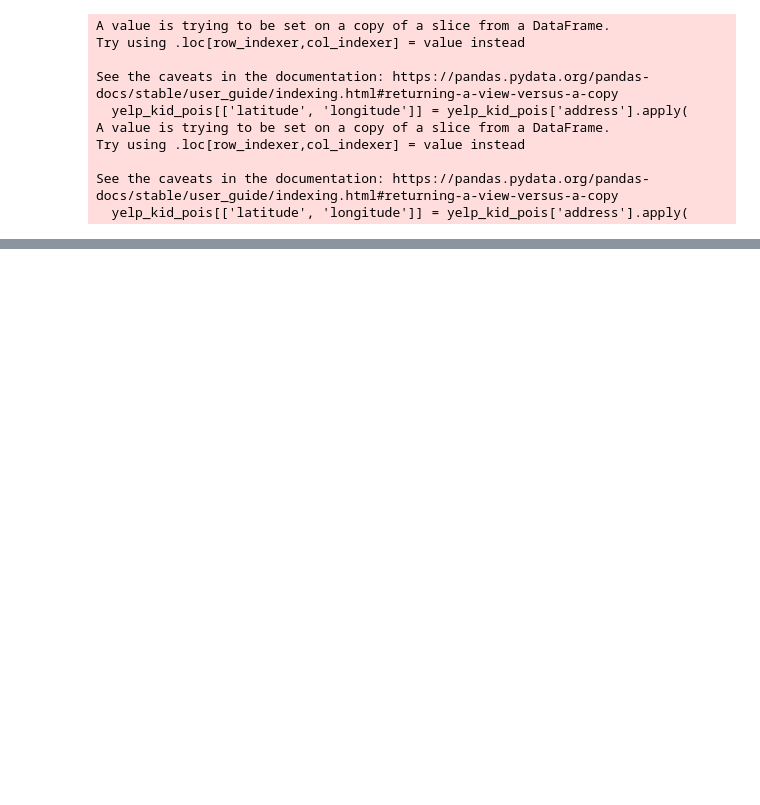
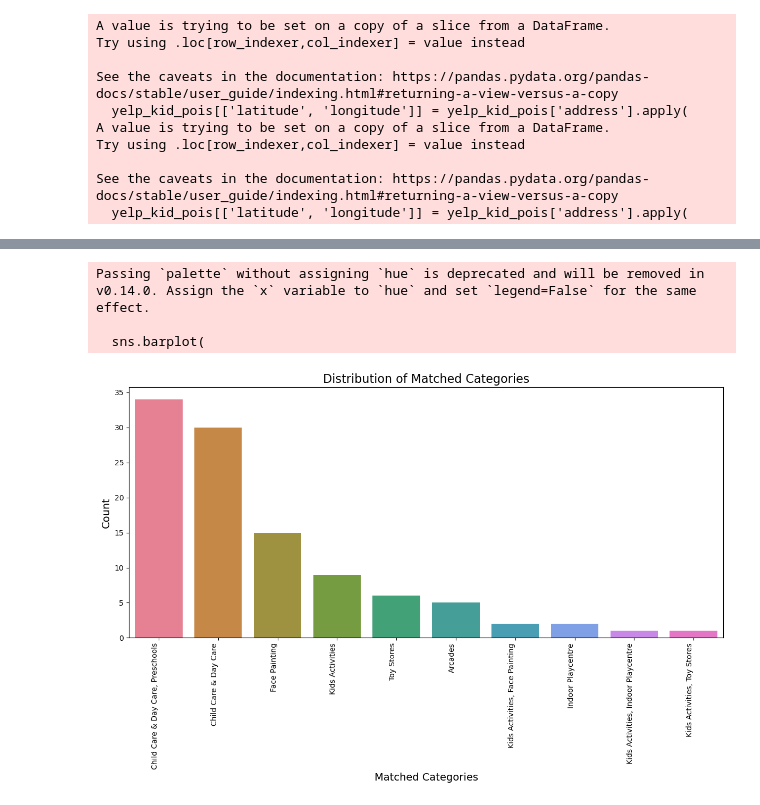
Before and after one commit to HOUPU1993/tidyzoning, a Jupyter notebook: test.ipynb, the cells around one changed output, grey strips where cells are left out. Saved outputs shown, nothing was run; the diff lists cells and outputs as text; code cells hidden in the pictures; blank space fills up the shorter version.

```diff
--- a/test.ipynb
+++ b/test.ipynb
@@ -816,0 +728,12 @@ Latitude: 37.5078551, Longitude: -122.2655242
+# %%
+stockton_ca = gpd.read_file(r'C:\Users\Admin\Downloads\CityLimits.zip')
+stockton_ca = stockton_ca.loc[[4]]
+stockton_ca = stockton_ca.to_crs(geo_yelp_kid_pois.crs)
+
+geo_yelp_kid_pois = gpd.sjoin(geo_yelp_kid_pois, stockton_ca, op="within")
+geo_yelp_kid_pois = geo_yelp_kid_pois.sort_values(by='rating', ascending=False).reset_index(drop=True)
+# Create a new column 'rank_byrating' to store the rank based on ratings
+geo_yelp_kid_pois['rank_byrating'] = geo_yelp_kid_pois.index + 1
+
+geo_yelp_kid_pois = geo_yelp_kid_pois[['rank_record', 'name', 'rating', 'rank_byrating', 'review_num', 'cat','matched_cat', 'cat_count', 'address','geometry']]
+geo_yelp_kid_pois
@@ -816,0 +781,29 @@ Latitude: 37.5078551, Longitude: -122.2655242
+# %%
+# Count the occurrences of each unique value in 'matched_cat'
+matched_cat_counts = geo_yelp_kid_pois['matched_cat'].value_counts()
+# Prepare data for seaborn visualization
+matched_cat_counts_df = matched_cat_counts.reset_index()
+matched_cat_counts_df.columns = ['Matched Categories', 'Count']
+
+# Create a bar chart with seaborn
+plt.figure(figsize=(12, 8))
+palette = sns.color_palette("husl", len(matched_cat_counts_df))  # Different colors for each category
+sns.barplot(
+    data=matched_cat_counts_df,
+    x='Matched Categories',
+    y='Count',
+    palette=palette
+)
+
+# Add titles and labels for better aesthetics
+plt.title('Distribution of Matched Categories', fontsize=16)
+plt.xlabel('Matched Categories', fontsize=14)
+plt.ylabel('Count', fontsize=14)
+plt.xticks(rotation=90, ha='right', fontsize=10)
+plt.tight_layout()
+plt.show()
+# %% [output]
+Passing `palette` without assigning `hue` is deprecated and will be removed in v0.14.0. Assign the `x` variable to `hue` and set `legend=False` for the same effect.
+
+  sns.barplot(
+[figure, added]
```
Also changed, not shown: parts of 17 cells of this notebook.
